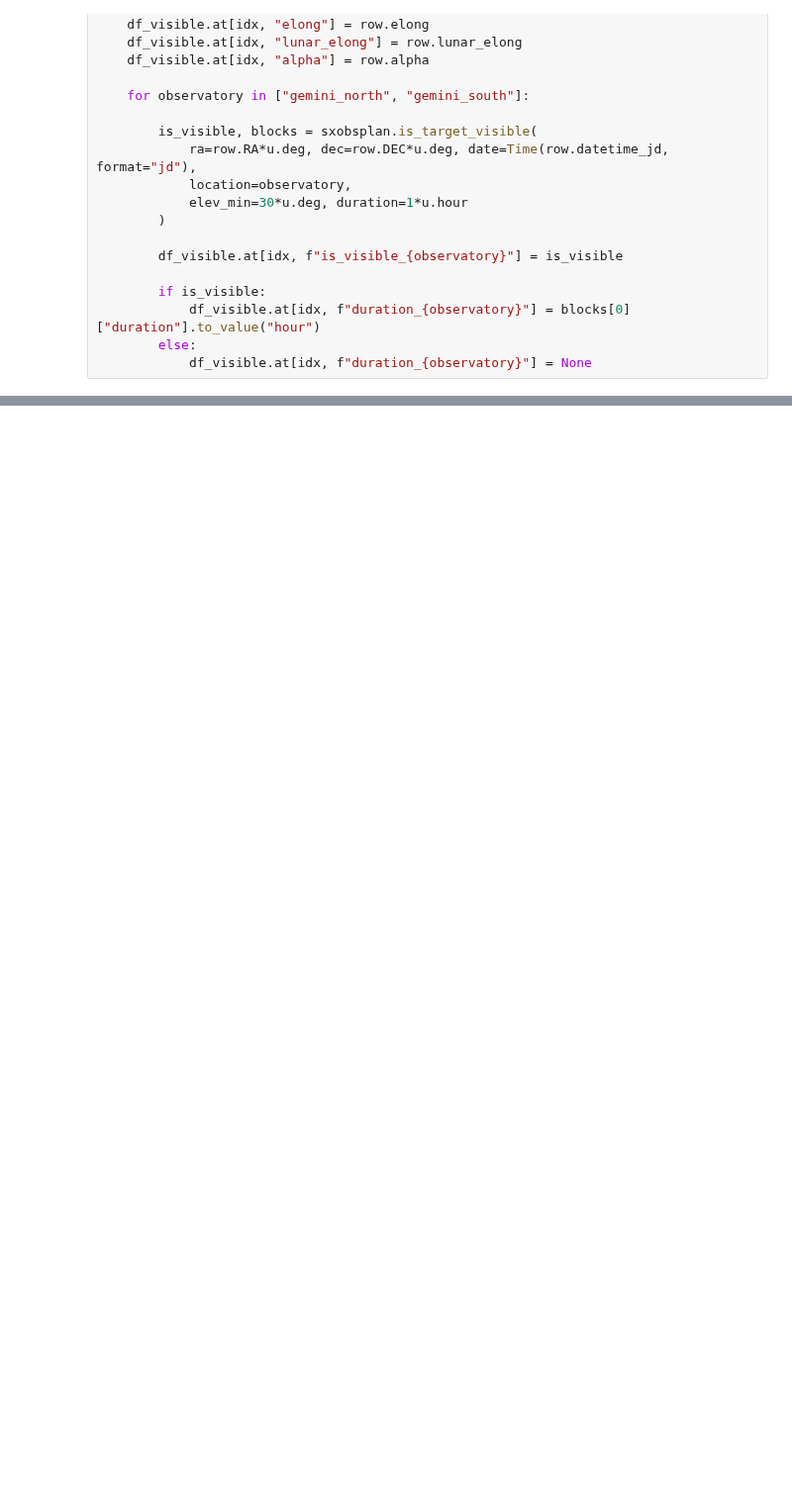
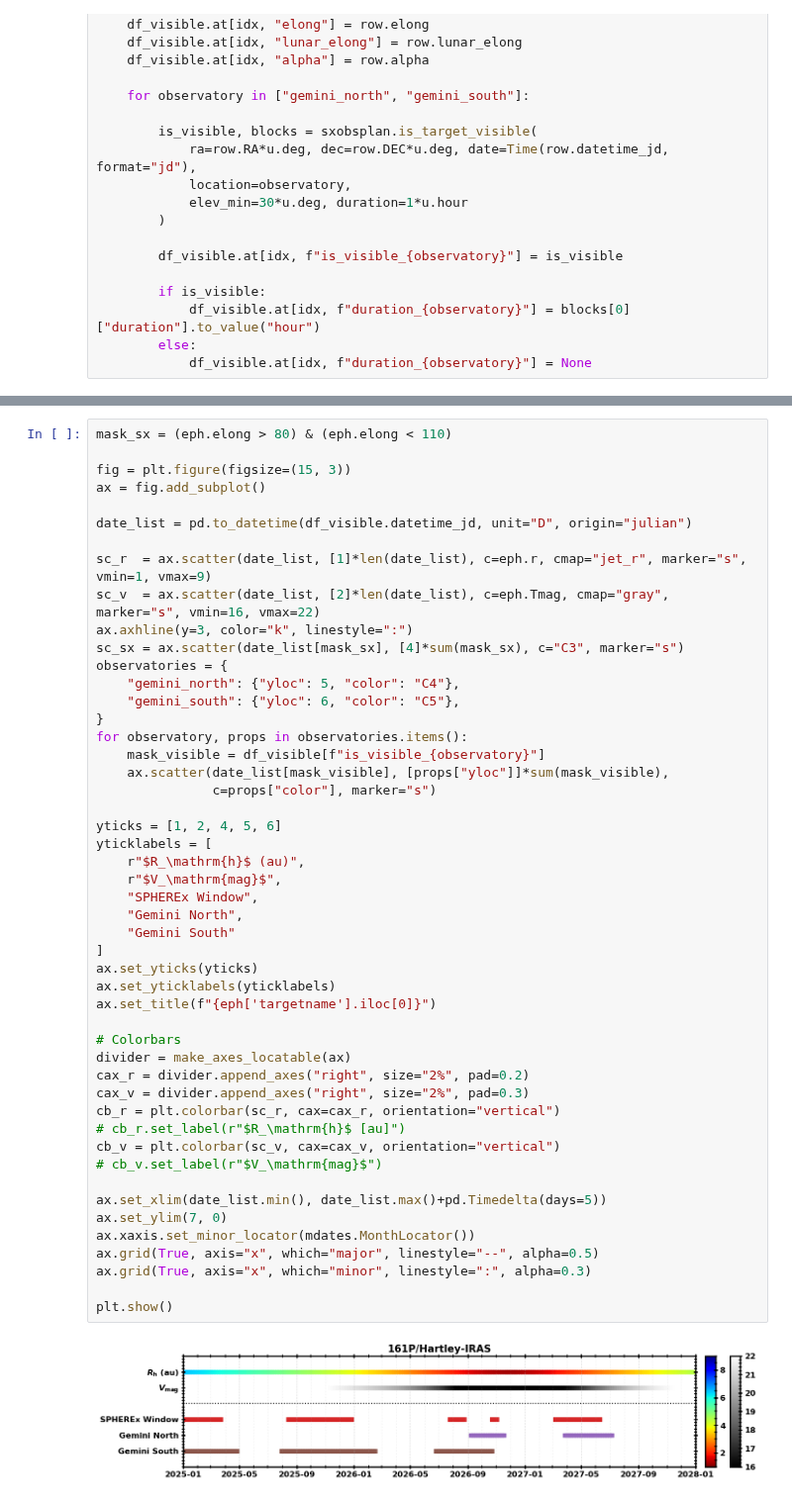
Before and after one commit to bumhooLIM/sx-obsplan, a Jupyter notebook: notebook/obsplan-example.ipynb, the cells around one changed output, grey strips where cells are left out. Shown at 99% size. Saved outputs shown, nothing was run; the diff lists cells and outputs as text; blank space fills up the shorter version.

Commit message:
add figure on the obsplan-example.ipynb

```diff
--- a/notebook/obsplan-example.ipynb
+++ b/notebook/obsplan-example.ipynb
@@ -123,0 +88,51 @@ ax.grid(True, axis="x", which="minor", linestyle=":", alpha=0.3)
+# %%
+mask_sx = (eph.elong > 80) & (eph.elong < 110)
+
+fig = plt.figure(figsize=(15, 3))
+ax = fig.add_subplot()
+
+date_list = pd.to_datetime(df_visible.datetime_jd, unit="D", origin="julian")
+
+sc_r  = ax.scatter(date_list, [1]*len(date_list), c=eph.r, cmap="jet_r", marker="s", vmin=1, vmax=9)
+sc_v  = ax.scatter(date_list, [2]*len(date_list), c=eph.Tmag, cmap="gray", marker="s", vmin=16, vmax=22)
+ax.axhline(y=3, color="k", linestyle=":")
+sc_sx = ax.scatter(date_list[mask_sx], [4]*sum(mask_sx), c="C3", marker="s")
+observatories = {
+    "gemini_north": {"yloc": 5, "color": "C4"},
+    "gemini_south": {"yloc": 6, "color": "C5"},
+}
+for observatory, props in observatories.items():
+    mask_visible = df_visible[f"is_visible_{observatory}"]
+    ax.scatter(date_list[mask_visible], [props["yloc"]]*sum(mask_visible),
+               c=props["color"], marker="s")
+
+yticks = [1, 2, 4, 5, 6]
+yticklabels = [
+    r"$R_\mathrm{h}$ (au)",
+    r"$V_\mathrm{mag}$",
+    "SPHEREx Window",
+    "Gemini North",
+    "Gemini South"
+]
+ax.set_yticks(yticks)
+ax.set_yticklabels(yticklabels)
+ax.set_title(f"{eph['targetname'].iloc[0]}")
+
+# Colorbars
+divider = make_axes_locatable(ax)
+cax_r = divider.append_axes("right", size="2%", pad=0.2)
+cax_v = divider.append_axes("right", size="2%", pad=0.3)
+cb_r = plt.colorbar(sc_r, cax=cax_r, orientation="vertical")
+# cb_r.set_label(r"$R_\mathrm{h}$ [au]")
+cb_v = plt.colorbar(sc_v, cax=cax_v, orientation="vertical")
+# cb_v.set_label(r"$V_\mathrm{mag}$")
+
+ax.set_xlim(date_list.min(), date_list.max()+pd.Timedelta(days=5))
+ax.set_ylim(7, 0)
+ax.xaxis.set_minor_locator(mdates.MonthLocator())
+ax.grid(True, axis="x", which="major", linestyle="--", alpha=0.5)
+ax.grid(True, axis="x", which="minor", linestyle=":", alpha=0.3)
+
+plt.show()
+# %% [output]
+[figure, added]
```
Also changed, not shown: parts of 1 cell of this notebook.
